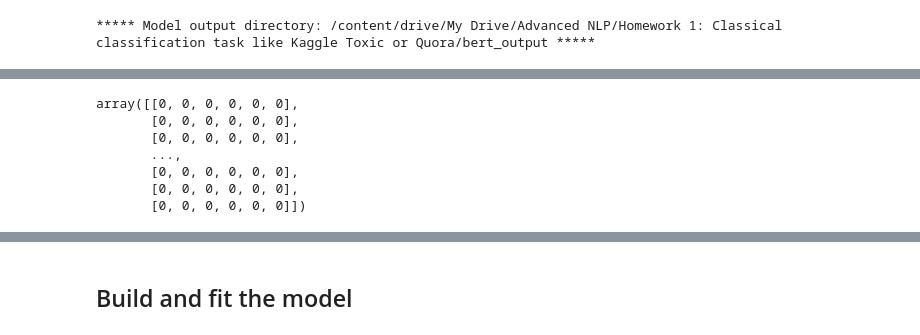
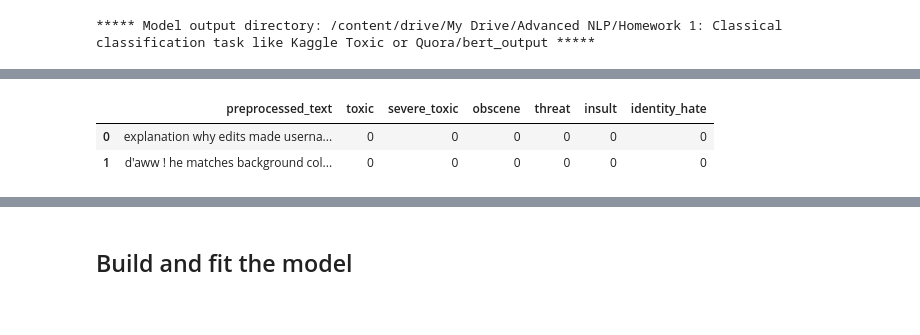
Before and after one commit to OlegBEZb/NLP_advanced_course, a Jupyter notebook: HW1/NLP advance course. HW3. Distributive semantic. Embedings_+_Bidirectional_GRU.ipynb, the cells around one changed output, grey strips where cells are left out. Saved outputs shown, nothing was run; the diff lists cells and outputs as text; code cells hidden in the pictures.

```diff
--- a/HW1/NLP advance course. HW3. Distributive semantic. Embedings_+_Bidirectional_GRU.ipynb
+++ b/HW1/NLP advance course. HW3. Distributive semantic. Embedings_+_Bidirectional_GRU.ipynb
@@ -107,10 +104,10 @@ if COLAB:
     drive.mount('/content/drive')
 
     homework_folder = os.path.join('/content/drive/My Drive', 'Advanced NLP/Homework 1: Classical classification task like Kaggle Toxic or Quora')
-    data_folder = '/content/drive/My Drive/Advanced NLP/Homework 1: Classical classification task like Kaggle Toxic or Quora/Toxic data'
-    embeddings_folder = '/content/drive/My Drive/Advanced NLP/Homework 1: Classical classification task like Kaggle Toxic or Quora' # make embs folder
+    data_folder = os.path.join(homework_folder, 'Toxic data')
+    embeddings_folder = os.path.join(homework_folder, 'embeddings')
     print('data found:', os.listdir(data_folder))
-else:
+else: # in case of launching in Kaggle kernel
     data_folder = '../input/jigsaw-toxic-comment-classification-challenge/'
     embeddings_folder = '../input/glove-global-vectors-for-word-representation'
     print('data found:', os.listdir(data_folder))
@@ -754,13 +713,8 @@ pd.DataFrame({'preprocessed_train':preprocessed_train, 'train_labels': train_lab
 # %%
-preprocessed_train_with_labels = pd.concat([preprocessed_train, pd.DataFrame(train_labels, columns=TARGET_COLS)], axis=1)
-preprocessed_train_with_labels
+preprocessed_train_with_labels = pd.concat([pd.DataFrame(preprocessed_train, columns=['preprocessed_text']),
+                                            pd.DataFrame(train_labels, columns=TARGET_COLS)], axis=1)
+preprocessed_train_with_labels.head(2)
+# %% [output]
+|  | preprocessed_text | toxic | severe_toxic | obscene | threat | insult | identity_hate |
+| 0 | explanation why edits made userna... | 0 | 0 | 0 | 0 | 0 | 0 |
+| 1 | d'aww ! he matches background col... | 0 | 0 | 0 | 0 | 0 | 0 |
-# %%
-train_labels
-# %% [output]
-array([[0, 0, 0, 0, 0, 0],
-       [0, 0, 0, 0, 0, 0],
-       [0, 0, 0, 0, 0, 0],
-       ...,
-       [0, 0, 0, 0, 0, 0],
-       [0, 0, 0, 0, 0, 0],
-       [0, 0, 0, 0, 0, 0]])
```
Also changed, not shown: parts of 21 cells of this notebook.
